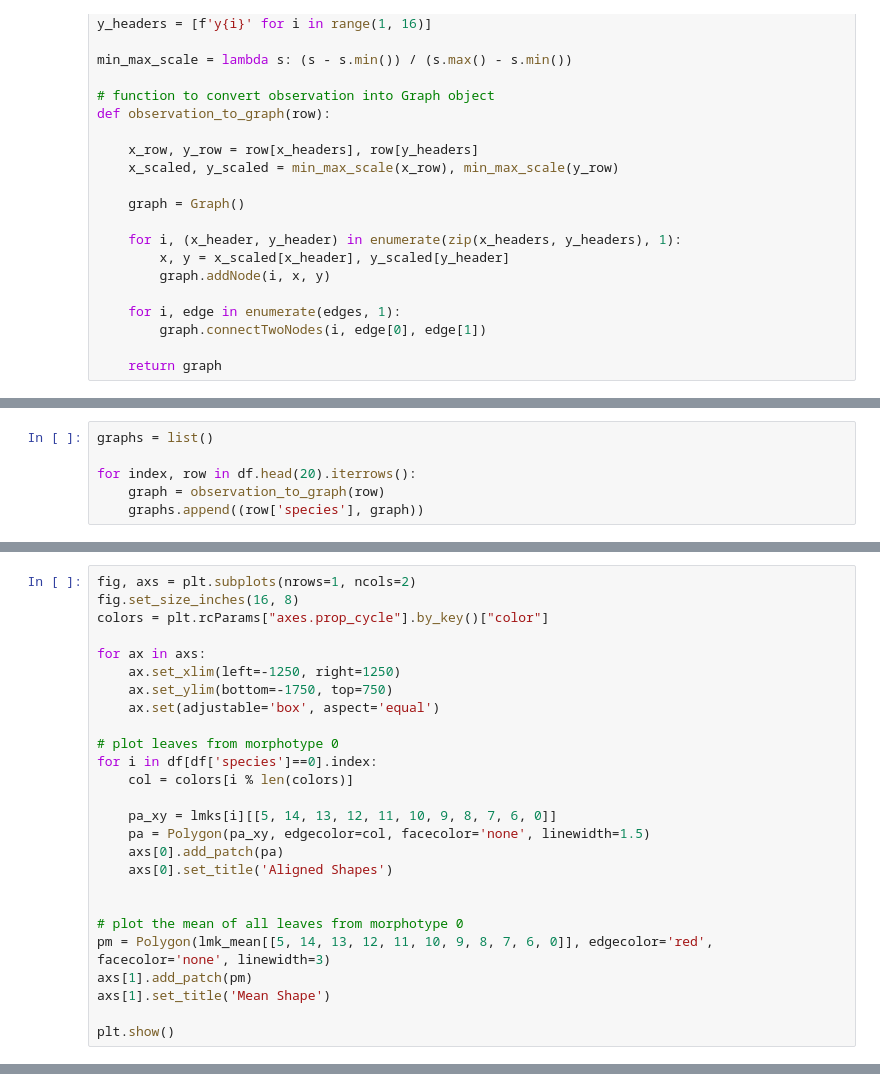
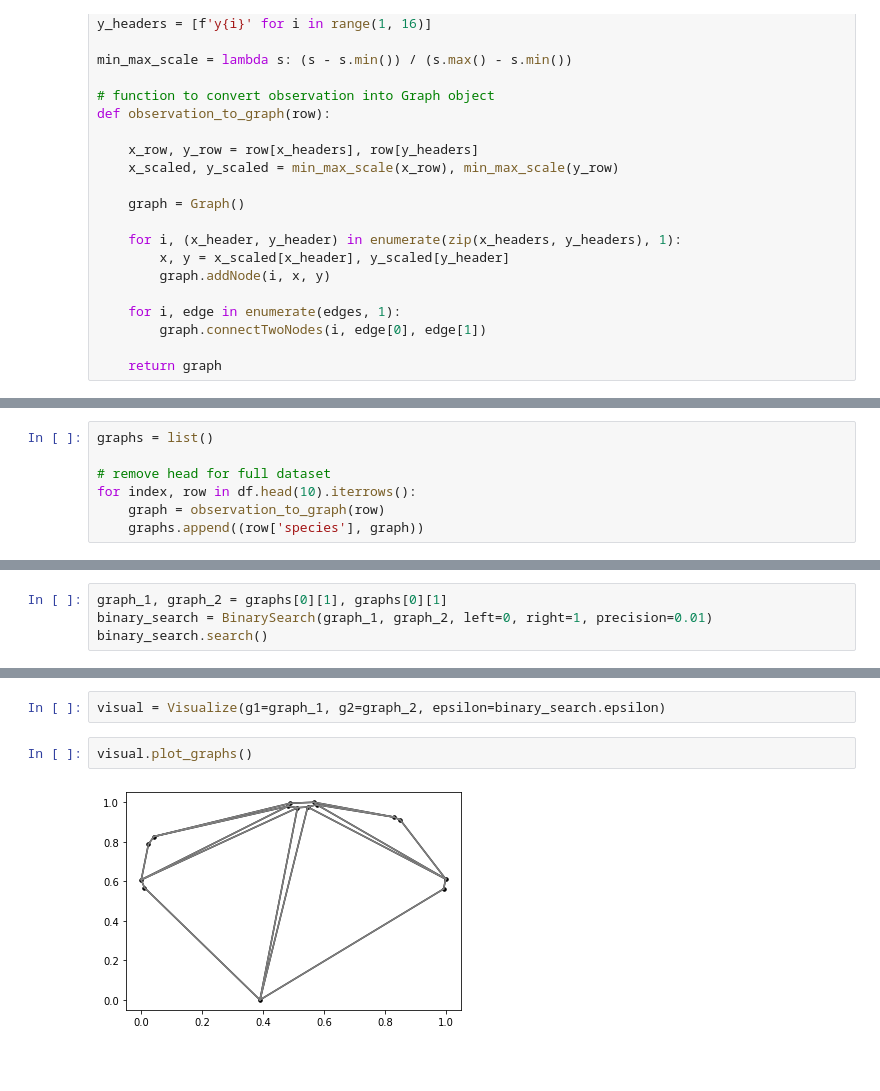
Before and after one commit to compgeomTU/will_rodman_thesis, a Jupyter notebook: leaf_data/maracuya.ipynb, the cells around one changed output, grey strips where cells are left out. Saved outputs shown, nothing was run; the diff lists cells and outputs as text; blank space fills up the shorter version.

```diff
--- a/leaf_data/maracuya.ipynb
+++ b/leaf_data/maracuya.ipynb
@@ -126,6 +136,7 @@ graph1.Plot2MatPlotLib()
 # %%
 graphs = list()
 
-for index, row in df.head(20).iterrows():
+# remove head for full dataset
+for index, row in df.head(10).iterrows():
     graph = observation_to_graph(row)
     graphs.append((row['species'], graph))
@@ -155,26 +142,0 @@ graphs
-# %%
-fig, axs = plt.subplots(nrows=1, ncols=2)
-fig.set_size_inches(16, 8)
-colors = plt.rcParams["axes.prop_cycle"].by_key()["color"]
-
-for ax in axs:
-    ax.set_xlim(left=-1250, right=1250)
-    ax.set_ylim(bottom=-1750, top=750)
-    ax.set(adjustable='box', aspect='equal')
-
-# plot leaves from morphotype 0
-for i in df[df['species']==0].index:
-    col = colors[i % len(colors)]
-
-    pa_xy = lmks[i][[5, 14, 13, 12, 11, 10, 9, 8, 7, 6, 0]]
-    pa = Polygon(pa_xy, edgecolor=col, facecolor='none', linewidth=1.5)
-    axs[0].add_patch(pa)
-    axs[0].set_title('Aligned Shapes')
-
-
-# plot the mean of all leaves from morphotype 0
-pm = Polygon(lmk_mean[[5, 14, 13, 12, 11, 10, 9, 8, 7, 6, 0]], edgecolor='red', facecolor='none', linewidth=3)
-axs[1].add_patch(pm)
-axs[1].set_title('Mean Shape')
-
-plt.show()
@@ -321,0 +143,4 @@ for e in graph2.es:
+# %%
+graph_1, graph_2 = graphs[0][1], graphs[0][1]
+binary_search = BinarySearch(graph_1, graph_2, left=0, right=1, precision=0.01)
+binary_search.search()
@@ -321,0 +166,6 @@ for e in graph2.es:
+# %%
+visual = Visualize(g1=graph_1, g2=graph_2, epsilon=binary_search.epsilon)
+# %%
+visual.plot_graphs()
+# %% [output]
+[figure, added]
```
Also changed, not shown: parts of 33 cells of this notebook, 6 other files.
